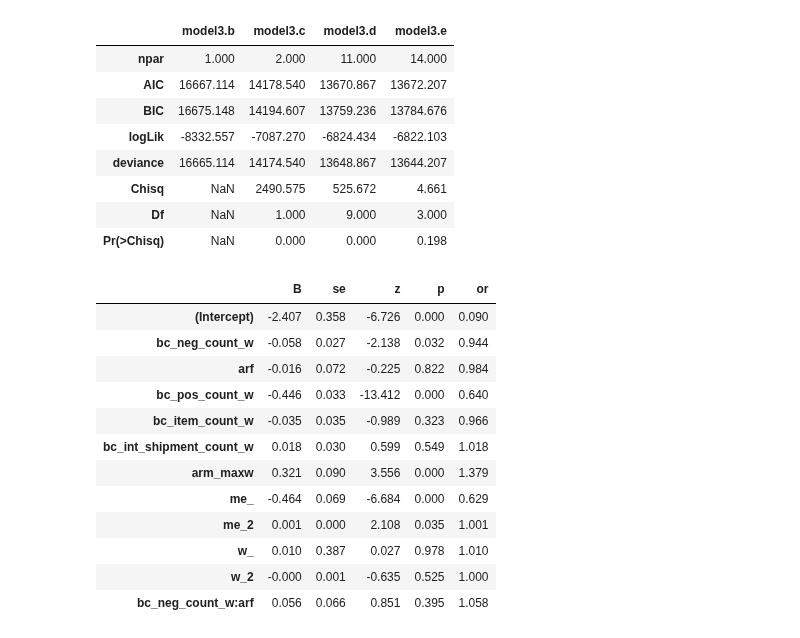
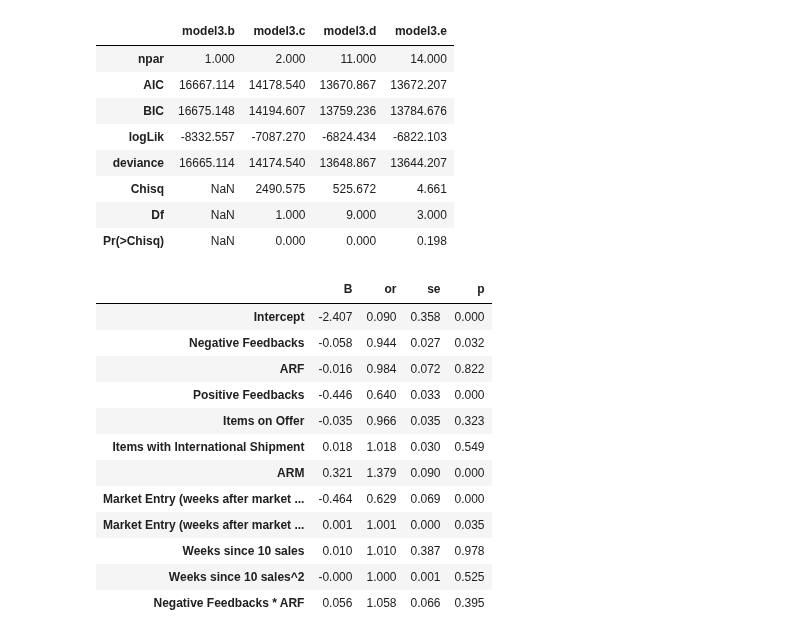
Before and after one commit to jossl95/ARF, a Jupyter notebook: Analyzer.ipynb, the cells around one changed output. Saved outputs shown, nothing was run; the diff lists cells and outputs as text; code cells hidden in the pictures.

```diff
--- a/Analyzer.ipynb
+++ b/Analyzer.ipynb
@@ -490,19 +546,19 @@ model3_fit
 | Chisq | NaN | 2490.575 | 525.672 | 4.661 |
 | Df | NaN | 1.000 | 9.000 | 3.000 |
 | Pr(>Chisq) | NaN | 0.000 | 0.000 | 0.198 |
-# %%
-model3_res
-# %% [output]
-|  | B | se | z | p | or |
-| (Intercept) | -2.407 | 0.358 | -6.726 | 0.000 | 0.090 |
-| bc_neg_count_w | -0.058 | 0.027 | -2.138 | 0.032 | 0.944 |
-| arf | -0.016 | 0.072 | -0.225 | 0.822 | 0.984 |
-| bc_pos_count_w | -0.446 | 0.033 | -13.412 | 0.000 | 0.640 |
-| bc_item_count_w | -0.035 | 0.035 | -0.989 | 0.323 | 0.966 |
-| bc_int_shipment_count_w | 0.018 | 0.030 | 0.599 | 0.549 | 1.018 |
-| arm_maxw | 0.321 | 0.090 | 3.556 | 0.000 | 1.379 |
-| me_ | -0.464 | 0.069 | -6.684 | 0.000 | 0.629 |
-| me_2 | 0.001 | 0.000 | 2.108 | 0.035 | 1.001 |
-| w_ | 0.010 | 0.387 | 0.027 | 0.978 | 1.010 |
-| w_2 | -0.000 | 0.001 | -0.635 | 0.525 | 1.000 |
-| bc_neg_count_w:arf | 0.056 | 0.066 | 0.851 | 0.395 | 1.058 |
+# %%
+model3_res.rename(index = index_map)[['B', 'or', 'se', 'p']]
+# %% [output]
+|  | B | or | se | p |
+| Intercept | -2.407 | 0.090 | 0.358 | 0.000 |
+| Negative Feedbacks | -0.058 | 0.944 | 0.027 | 0.032 |
+| ARF | -0.016 | 0.984 | 0.072 | 0.822 |
+| Positive Feedbacks | -0.446 | 0.640 | 0.033 | 0.000 |
+| Items on Offer | -0.035 | 0.966 | 0.035 | 0.323 |
+| Items with International Shipment | 0.018 | 1.018 | 0.030 | 0.549 |
+| ARM | 0.321 | 1.379 | 0.090 | 0.000 |
+| Market Entry (weeks after market ... | -0.464 | 0.629 | 0.069 | 0.000 |
+| Market Entry (weeks after market ... | 0.001 | 1.001 | 0.000 | 0.035 |
+| Weeks since 10 sales | 0.010 | 1.010 | 0.387 | 0.978 |
+| Weeks since 10 sales^2 | -0.000 | 1.000 | 0.001 | 0.525 |
+| Negative Feedbacks * ARF | 0.056 | 1.058 | 0.066 | 0.395 |
```
Also changed, not shown: parts of 12 cells of this notebook, 1 other file.
